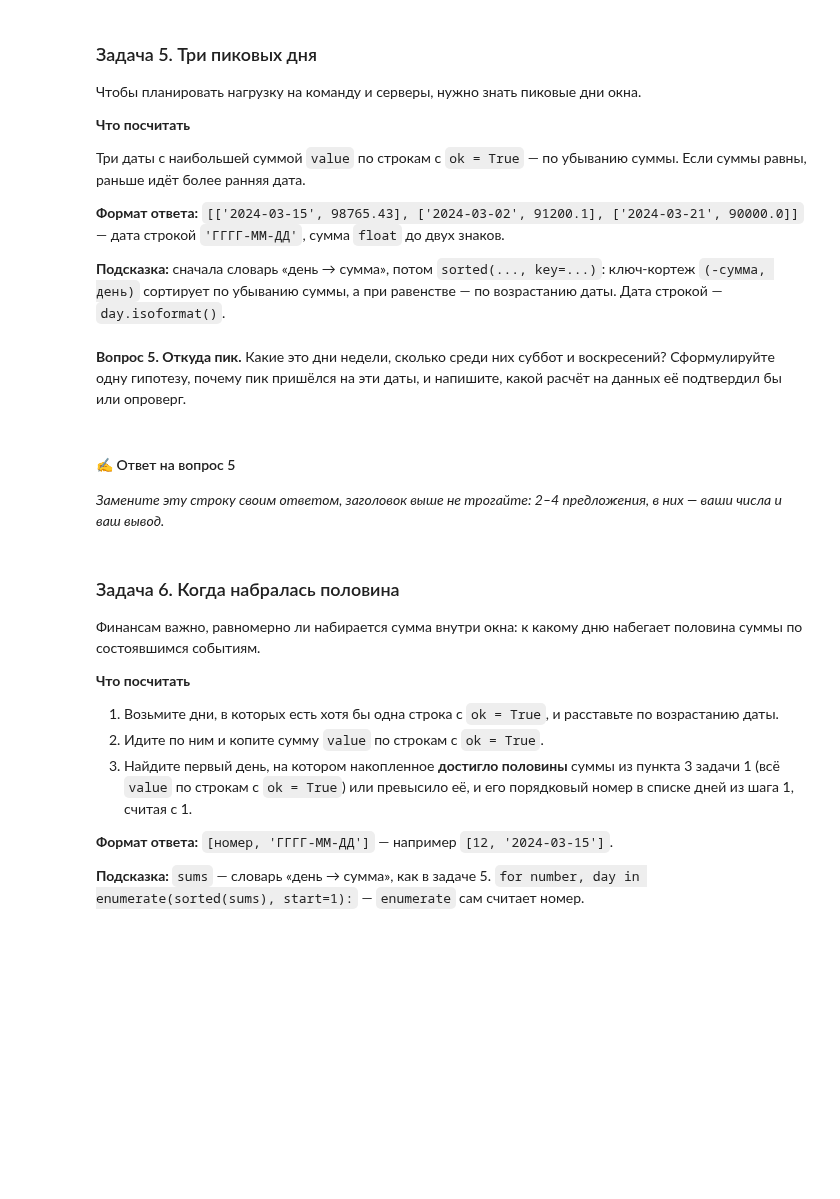
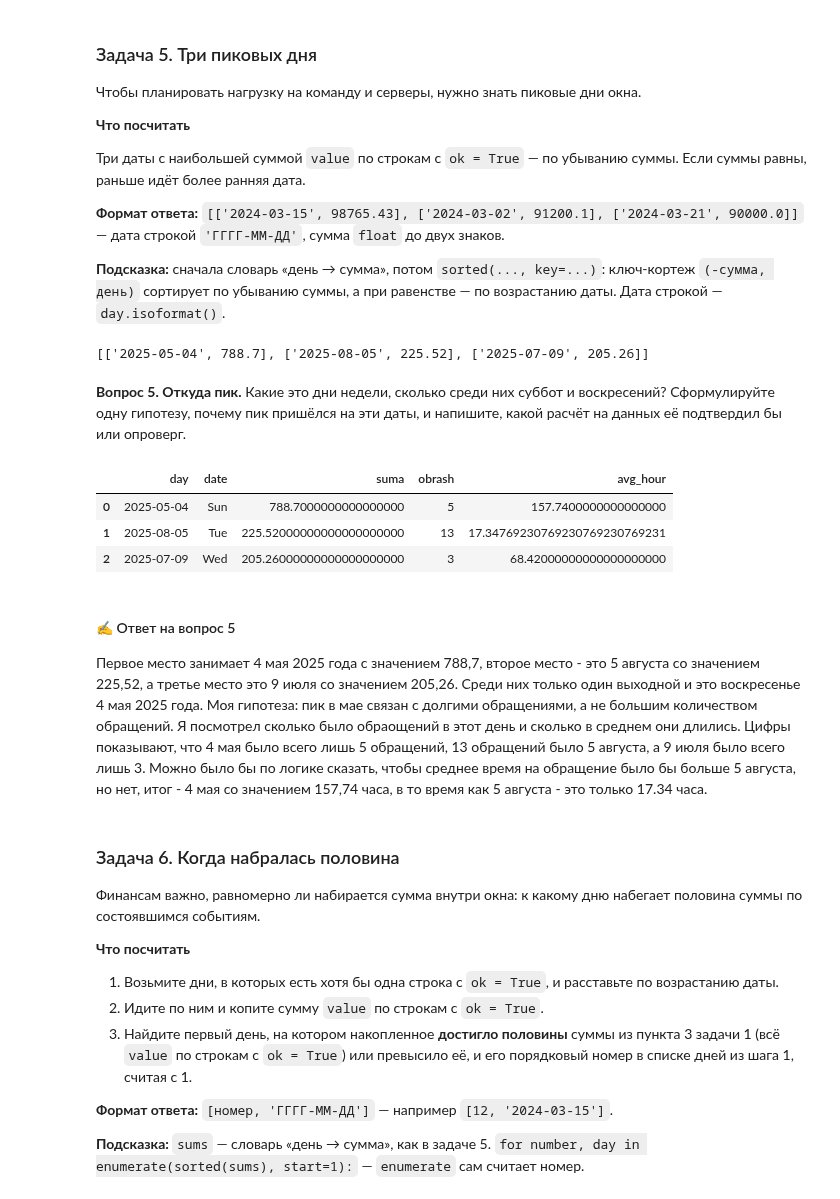
Before and after one commit to ART1X1/bpm_python_magistr, a Jupyter notebook: notebooks/hw1.ipynb, the cells around one changed output. Drawn from its saved outputs; the diff is of its cells as text; code cells hidden in the pictures; blank space fills up the shorter version.

```diff
--- a/notebooks/hw1.ipynb
+++ b/notebooks/hw1.ipynb
@@ -449,22 +596,48 @@ _Замените эту строку своим ответом, заголов
 
 **Подсказка:** сначала словарь «день → сумма», потом `sorted(..., key=...)`: ключ-кортеж `(-сумма, день)` сортирует по убыванию суммы, а при равенстве — по возрастанию даты. Дата строкой — `day.isoformat()`.
 # %%
-def task5(rows: list[dict]) -> list:
+def task5(df: list[dict]) -> list:
     # верните [['ГГГГ-ММ-ДД', сумма], [...], [...]]
-    ...
+    df_new = df.copy()
+    df_new = df_new[df_new["ok"] == True]
+    a = df_new.groupby("day", as_index=False)["value"].sum()
+    a = a.sort_values(by=["value", "day"], ascending=[False, True]).head(3).reset_index(drop=True)
+
+    return [[str(a['day'][0]), float(round(a['value'][0], 2))],
+            [str(a['day'][1]), float(round(a['value'][1], 2))],
+            [str(a['day'][2]), float(round(a['value'][2], 2))]]
 
 
-answer_5 = task5(rows)
+
+answer_5 = task5(df)
 answer_5
+# %% [output]
+[['2025-05-04', 788.7], ['2025-08-05', 225.52], ['2025-07-09', 205.26]]
 # %% [markdown]
 **Вопрос 5.** **Откуда пик.** Какие это дни недели, сколько среди них суббот и воскресений? Сформулируйте одну гипотезу, почему пик пришёлся на эти даты, и напишите, какой расчёт на данных её подтвердил бы или опроверг.
 # %%
 # Числа для ответа на вопрос 5 считайте здесь — по rows и answer_5.
 # Ячейка тоже выполняется на контрольном участке: даты, id и сегмент руками не вписывайте.
+
+df_new = df.copy()
+df_new = df_new[df_new['ok'] == True]
+
+a = df_new.groupby('day', as_index=False).agg(suma=('value', 'sum'), obrash=('row_id', 'size'))
+a = a.sort_values(by=['suma', 'day'], ascending=[False, True]).head(3).reset_index(drop=True)
+a['avg_hour'] = a['suma'] / a['obrash']
+a['number_day'] = pd.to_datetime(a['day']).dt.dayofweek
+a['date'] = a['number_day'].map(dict(enumerate(WEEKDAYS)))
+
+a[['day', 'date', 'suma', 'obrash', 'avg_hour']]
+# %% [output]
+|  | day | date | suma | obrash | avg_hour |
+| 0 | 2025-05-04 | Sun | 788.7000000000000000 | 5 | 157.7400000000000000 |
+| 1 | 2025-08-05 | Tue | 225.52000000000000000000 | 13 | 17.34769230769230769230769231 |
+| 2 | 2025-07-09 | Wed | 205.26000000000000000000 | 3 | 68.42000000000000000000 |
 # %% [markdown]
 #### ✍️ Ответ на вопрос 5
 
-_Замените эту строку своим ответом, заголовок выше не трогайте: 2–4 предложения, в них — ваши числа и ваш вывод._
+Первое место занимает 4 мая 2025 года с значением 788,7, второе место - это 5 августа со значением 225,52, а третье место это 9 июля со значением 205,26. Среди них только один выходной и это воскресенье 4 мая 2025 года. Моя гипотеза: пик в мае связан с долгими обращениями, а не большим количеством обращений. Я посмотрел сколько было обраoщений в этот день и сколько в среднем они длились. Цифры показывают, что 4 мая было всего лишь 5 обращений, 13 обращений было 5 августа, а 9 июля было всего лишь 3. Можно было бы по логике сказать, чтобы среднее время на обращение было бы больше 5 августа, но нет, итог - 4 мая со значением 157,74 часа, в то время как 5 августа - это только 17.34 часа.
 # %% [markdown]
 ### Задача 6. Когда набралась половина
 
```
Also changed, not shown: parts of 29 cells of this notebook, 2 other files.
